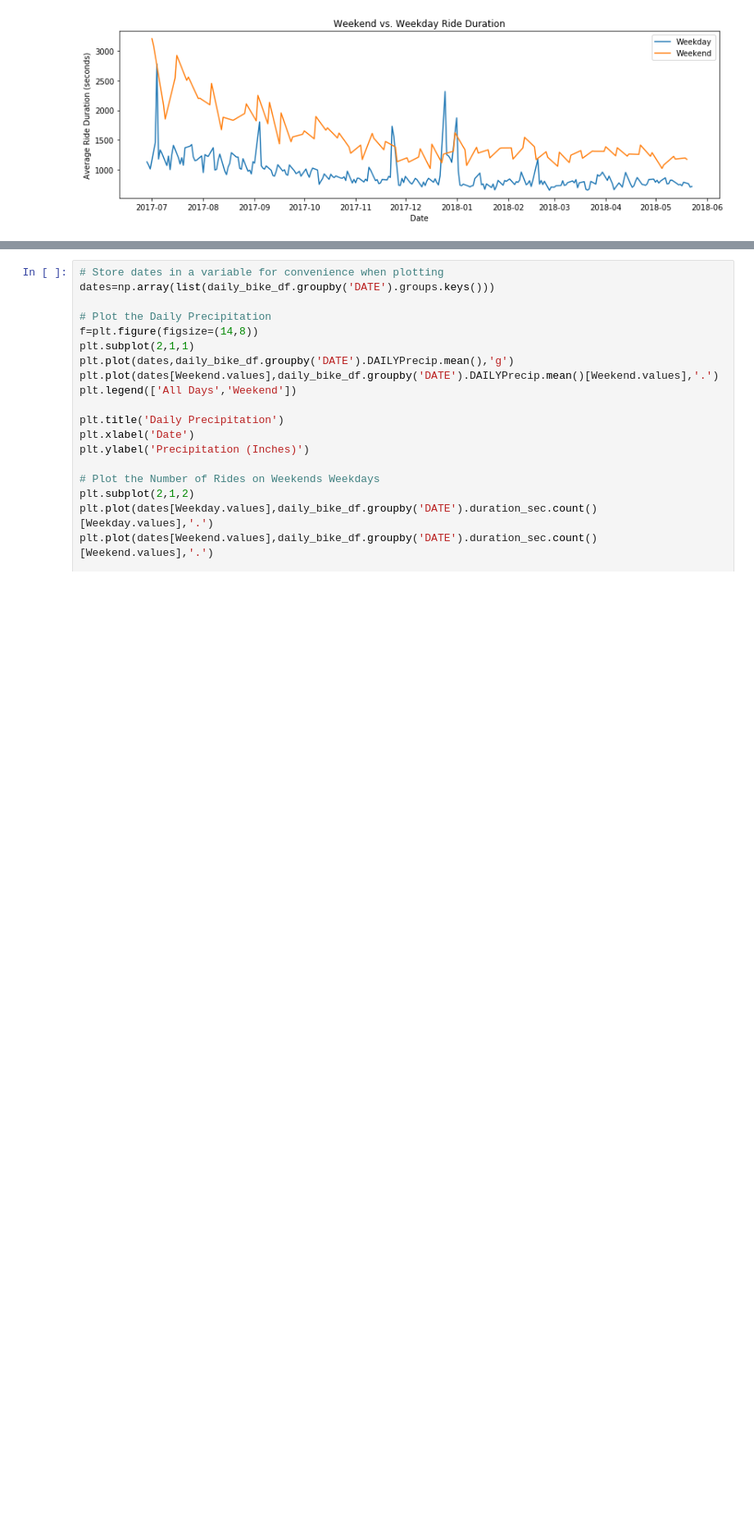
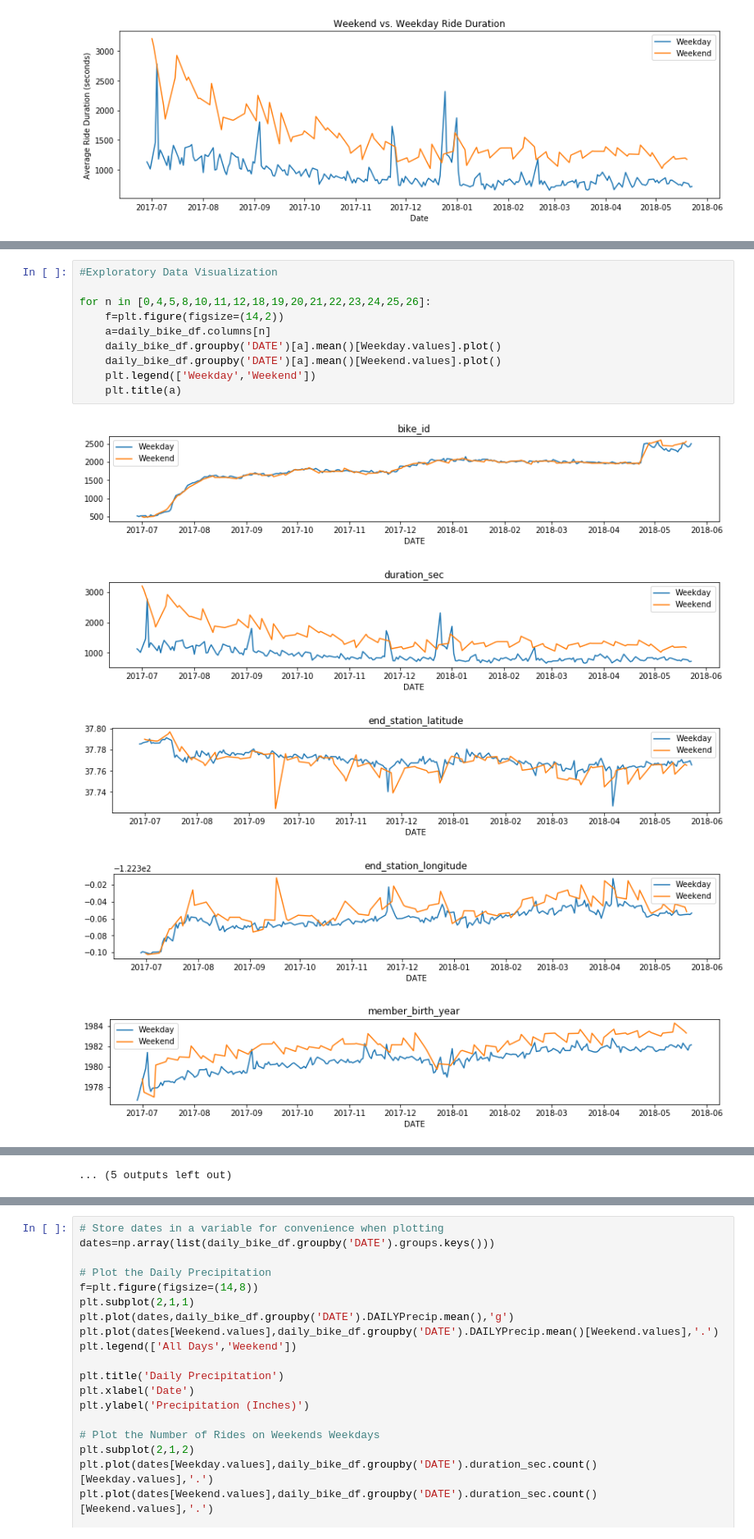
Before and after one commit to arjunravishankar/SF_Bike_Weather_Prediction, a Jupyter notebook: Take_Home_Project.ipynb, the cells around one changed output, grey strips where cells are left out. Shown at 82% size. Drawn from its saved outputs; the diff is of its cells as text; blank space fills up the shorter version.

```diff
--- a/Take_Home_Project.ipynb
+++ b/Take_Home_Project.ipynb
@@ -196,0 +205,16 @@ Text(0.5,0,'Date')
+# %%
+#Exploratory Data Visualization
+
+for n in [0,4,5,8,10,11,12,18,19,20,21,22,23,24,25,26]:
+    f=plt.figure(figsize=(14,2))
+    a=daily_bike_df.columns[n]
+    daily_bike_df.groupby('DATE')[a].mean()[Weekday.values].plot()
+    daily_bike_df.groupby('DATE')[a].mean()[Weekend.values].plot()
+    plt.legend(['Weekday','Weekend'])
+    plt.title(a)
+# %% [output]
+[figure, added]
+[figure, added]
+[figure, added]
+[figure, added]
+[figure, added]
@@ -197 +228,2 @@ Text(0.5,0,'Date')
+... (5 outputs left out)
 # %% [markdown]
```
Also changed, not shown: parts of 34 cells of this notebook.
